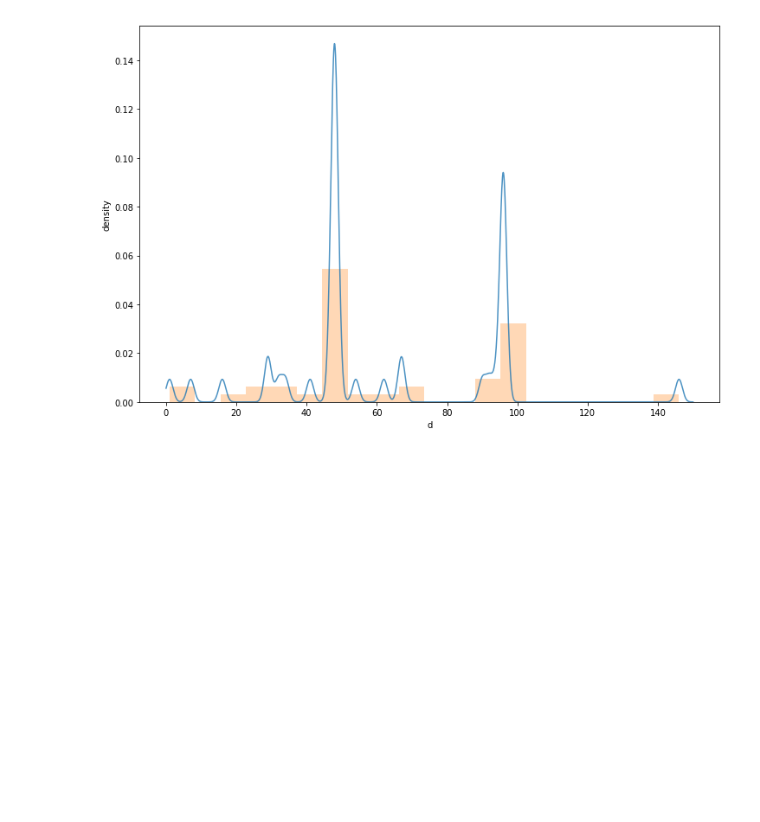
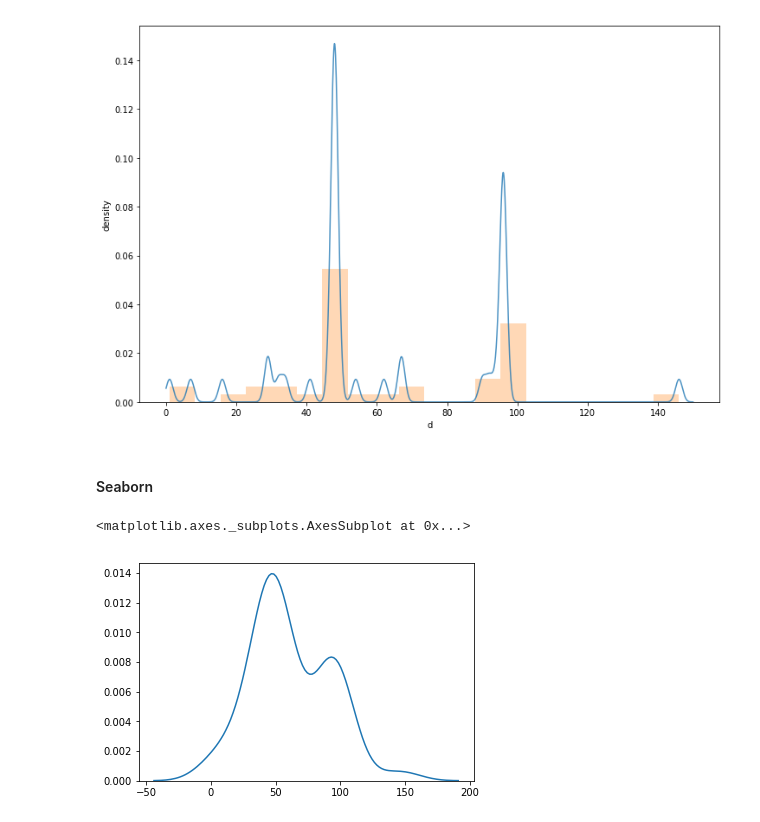
Before and after one commit to shawlu95/Data-Science-Toolbox, a Jupyter notebook: concepts/kernel_density_estimation.ipynb, the cells around one changed output. Saved outputs shown, nothing was run; the diff lists cells and outputs as text; code cells hidden in the pictures; blank space fills up the shorter version.

```diff
--- a/concepts/kernel_density_estimation.ipynb
+++ b/concepts/kernel_density_estimation.ipynb
@@ -86,3 +87,10 @@ plt.ylabel("density")
 plt.show()
 # %% [output]
 [figure]
+# %% [markdown]
+#### Seaborn
+# %%
+sns.kdeplot(d)
+# %% [output]
+<matplotlib.axes._subplots.AxesSubplot at 0x...>
+[figure, added]
```
Also changed, not shown: parts of 1 cell of this notebook.
